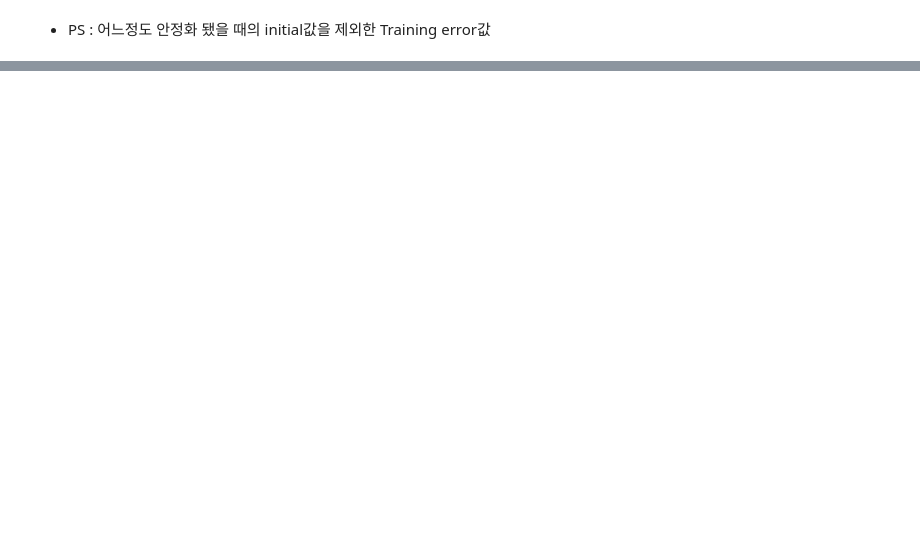
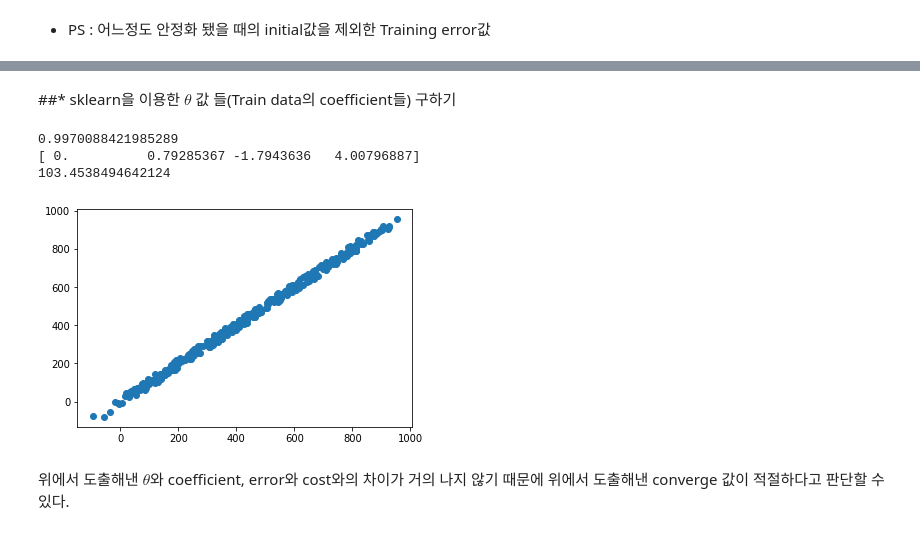
Before and after one commit to CJavaPython/AssignmentFolder, a Jupyter notebook: Assignment04/Assignment04.ipynb, the cells around one changed output, grey strips where cells are left out. Cells and saved outputs as stored; diff of their text form; code cells hidden in the pictures; blank space fills up the shorter version.

Commit message:
Real Finish(add sklearn value)

```diff
--- a/Assignment04/Assignment04.ipynb
+++ b/Assignment04/Assignment04.ipynb
@@ -189,0 +193,22 @@ plt.show()
+# %% [markdown]
+##* sklearn을 이용한 $\theta$ 값 들(Train data의 coefficient들) 구하기
+# %%
+from sklearn.linear_model import LinearRegression
+
+mlr = LinearRegression()
+mlr.fit(train_data, train_h)
+print(mlr.score(train_data, train_h))
+
+print(mlr.coef_)
+
+y_predicted = mlr.predict(train_data)
+print(((train_h - y_predicted)**2).mean() /  2)
+plt.scatter(train_h, y_predicted)
+plt.show()
+# %% [output]
+0.9970088421985289
+[ 0.          0.79285367 -1.7943636   4.00796887]
+103.4538494642124
+[figure, added]
+# %% [markdown]
+위에서 도출해낸 $\theta$와 coefficient, error와 cost와의 차이가 거의 나지 않기 때문에 위에서 도출해낸 converge 값이 적절하다고 판단할 수 있다.
```
Also changed, not shown: parts of 6 cells of this notebook.
